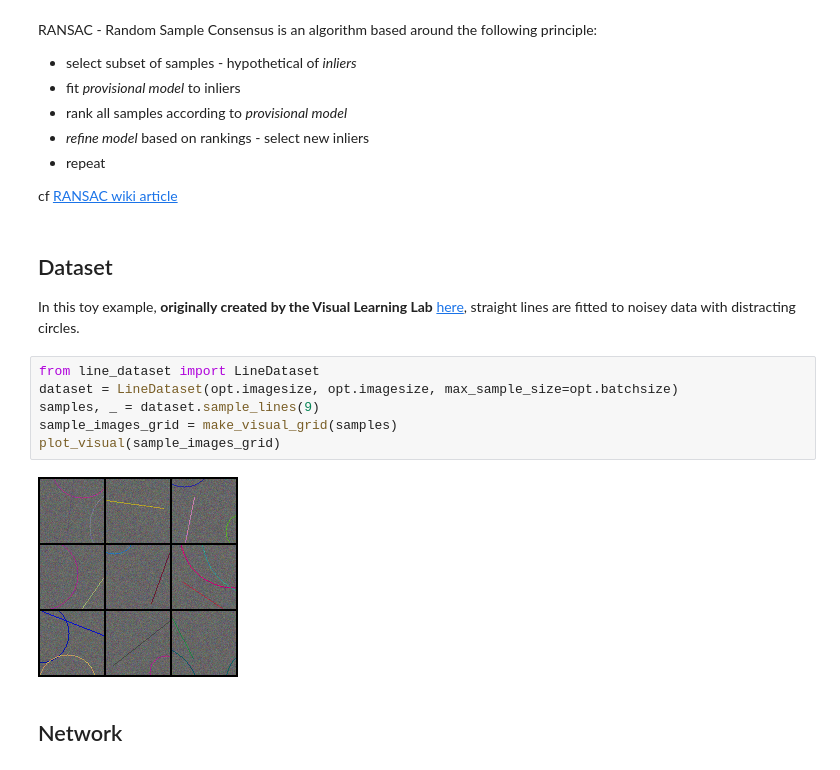
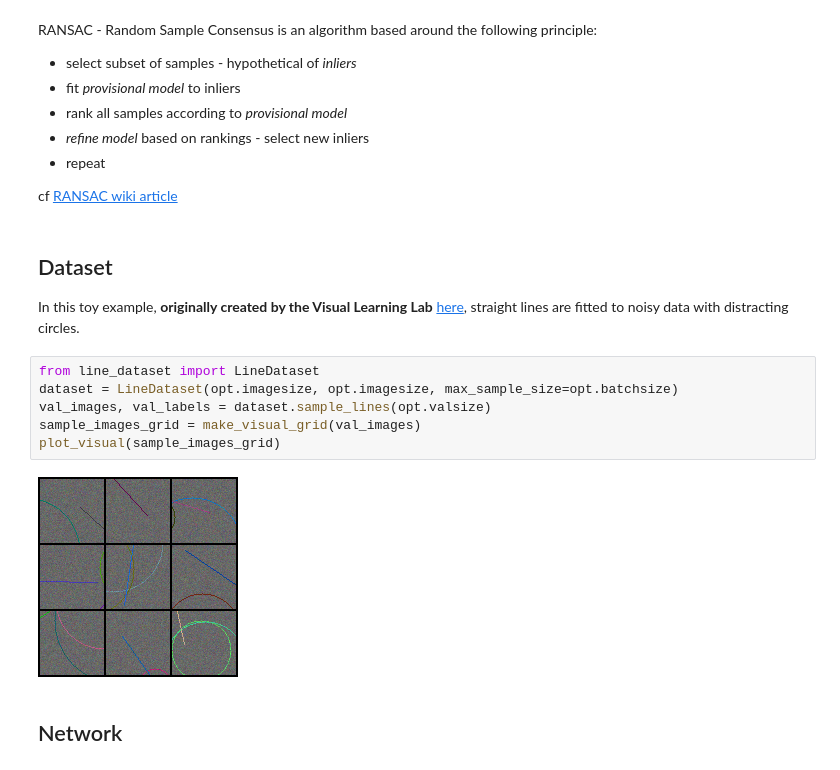
Before and after one commit to sherwoac/DSACLine, a Jupyter notebook: differentiable_ransac.ipynb, the cells around one changed output. Drawn from its saved outputs; the diff is of its cells as text.

```diff
--- a/differentiable_ransac.ipynb
+++ b/differentiable_ransac.ipynb
@@ -78,15 +76,15 @@ RANSAC - Random Sample Consensus is an algorithm based around the following prin
 cf [RANSAC wiki article](https://en.wikipedia.org/wiki/Random_sample_consensus)
 # %% [markdown]
 ## Dataset
-In this toy example, **originally created by the Visual Learning Lab** [here](https://github.com/vislearn/DSACLine), straight lines are fitted to noisey data with distracting circles.
+In this toy example, **originally created by the Visual Learning Lab** [here](https://github.com/vislearn/DSACLine), straight lines are fitted to noisy data with distracting circles.
 # %%
 from line_dataset import LineDataset
 dataset = LineDataset(opt.imagesize, opt.imagesize, max_sample_size=opt.batchsize)
-samples, _ = dataset.sample_lines(9)
-sample_images_grid = make_visual_grid(samples)
+val_images, val_labels = dataset.sample_lines(opt.valsize)
+sample_images_grid = make_visual_grid(val_images)
 plot_visual(sample_images_grid)
 # %% [output]
-[figure, old version]
+[figure, new version]
 # %% [markdown]
 ## Network
 # %% [markdown]
```
Also changed, not shown: parts of 6 cells of this notebook, 2 other files.
